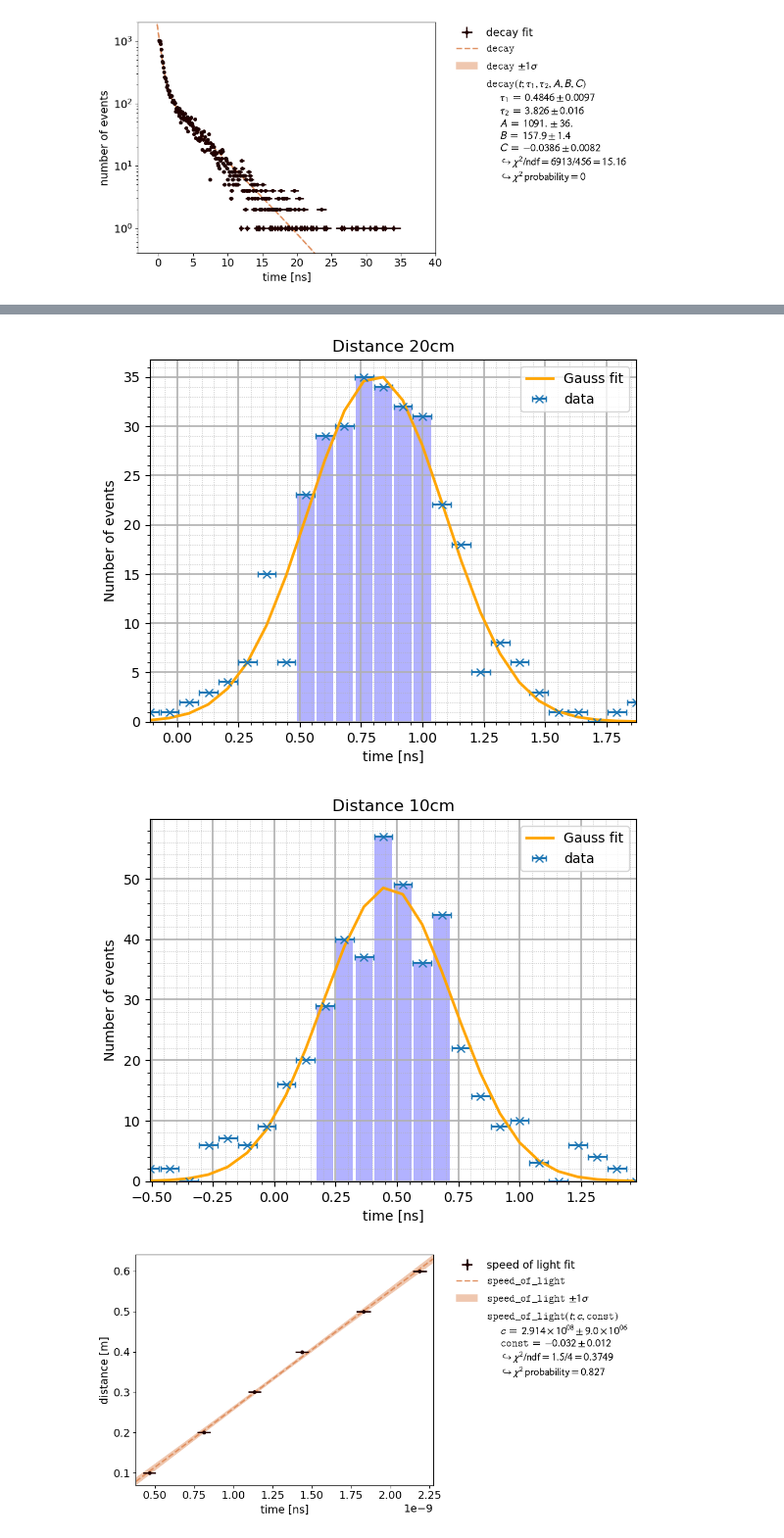
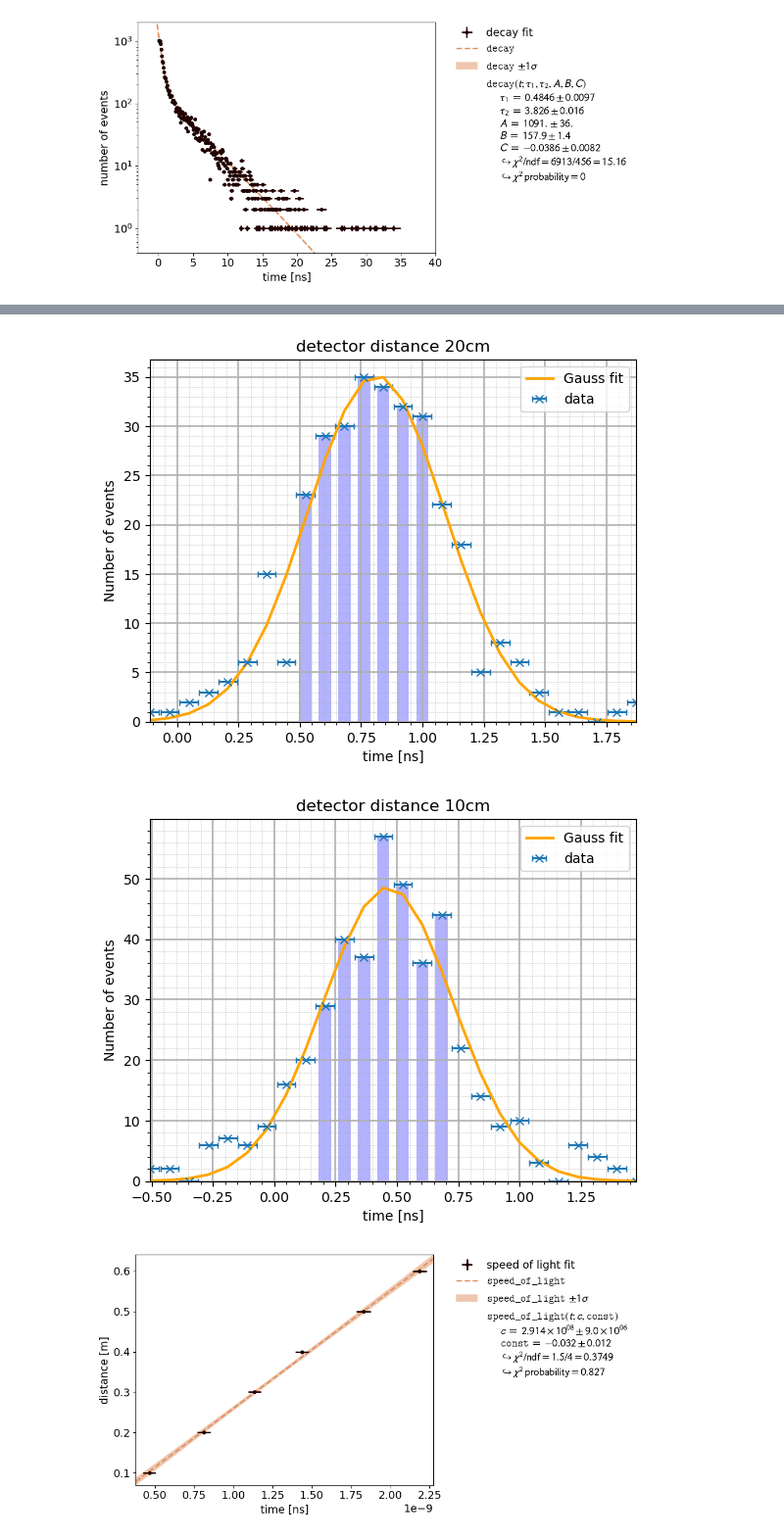
Before and after one commit to HerbertderGrosse/P3, a Jupyter notebook: positronium/positronium.ipynb, the cells around one changed output, grey strips where cells are left out. Shown at 98% size. Saved outputs shown, nothing was run; the diff lists cells and outputs as text; code cells hidden in the pictures.

```diff
--- a/positronium/positronium.ipynb
+++ b/positronium/positronium.ipynb
@@ -182,11 +192,11 @@ for i, file in enumerate(c_file_list):
     c_mu_list.append(mu)
     plt.plot(timeConversion(x), gauss(x, par[0], par[1], par[2]), "orange", label="Gauss fit", linewidth=2)
 
-    plt.bar(timeConversion(arr[0][round(mu - sigma) - 1:round(mu + sigma) - 1]), arr[1][round(mu - sigma) - 1:round(mu + sigma) - 1], 0.07, color = "blue", alpha = 0.3)
+    plt.bar(timeConversion(arr[0][round(mu - sigma) - 1:round(mu + sigma) - 1]), arr[1][round(mu - sigma) - 1:round(mu + sigma) - 1], 0.05, color = "blue", alpha = 0.3)
 
     plt.ylabel("Number of events")
     plt.xlabel("time [ns]")
-    plt.title("Distance " + str(file[1]))
+    plt.title("detector distance " + str(file[1]))
     plt.minorticks_on()  # Turn on minor ticks
     plt.grid(visible=True, which='both', linestyle='-', linewidth=1.2, alpha=1)  # Major and minor grids
     plt.grid(visible=True, which='minor', linestyle=':', linewidth=0.5, alpha=1)
@@ -205,5 +215,5 @@ c_times = timeConversion(unp.uarray(c_mu_list, c_error_list), True) * 1e-9
-[figure, old version]
+[figure, new version]
-[figure, old version]
+[figure, new version]
 # %%
 def speed_of_light(t,c,const):
     return c*t+const
```
Also changed, not shown: parts of 3 cells of this notebook, 3 other files.
